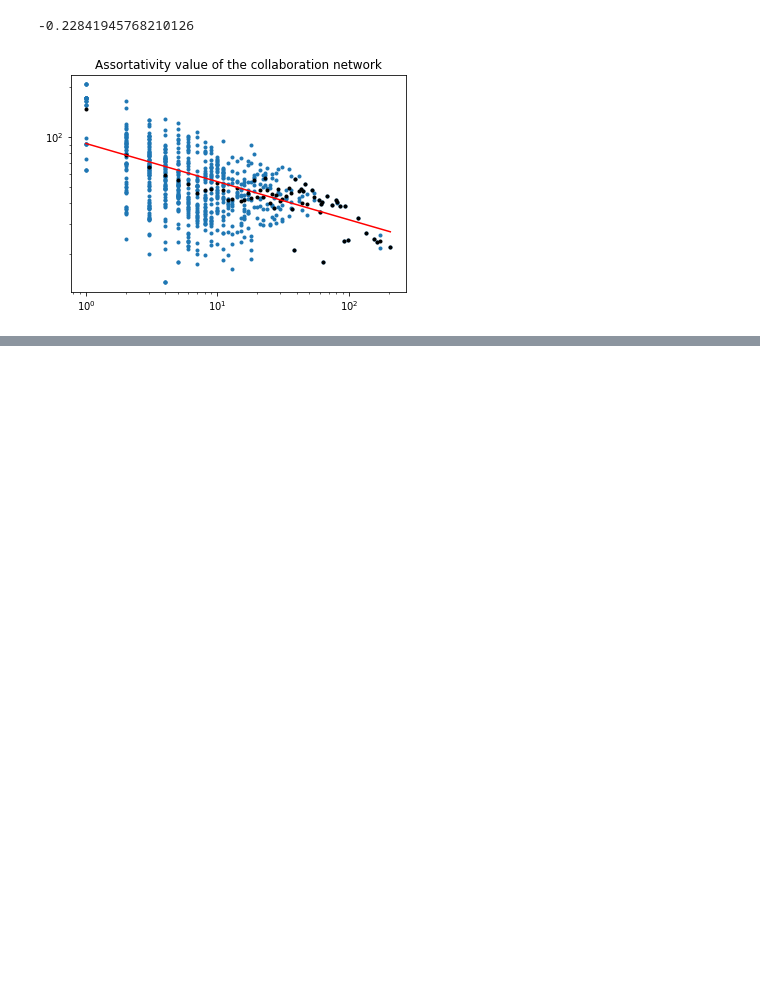
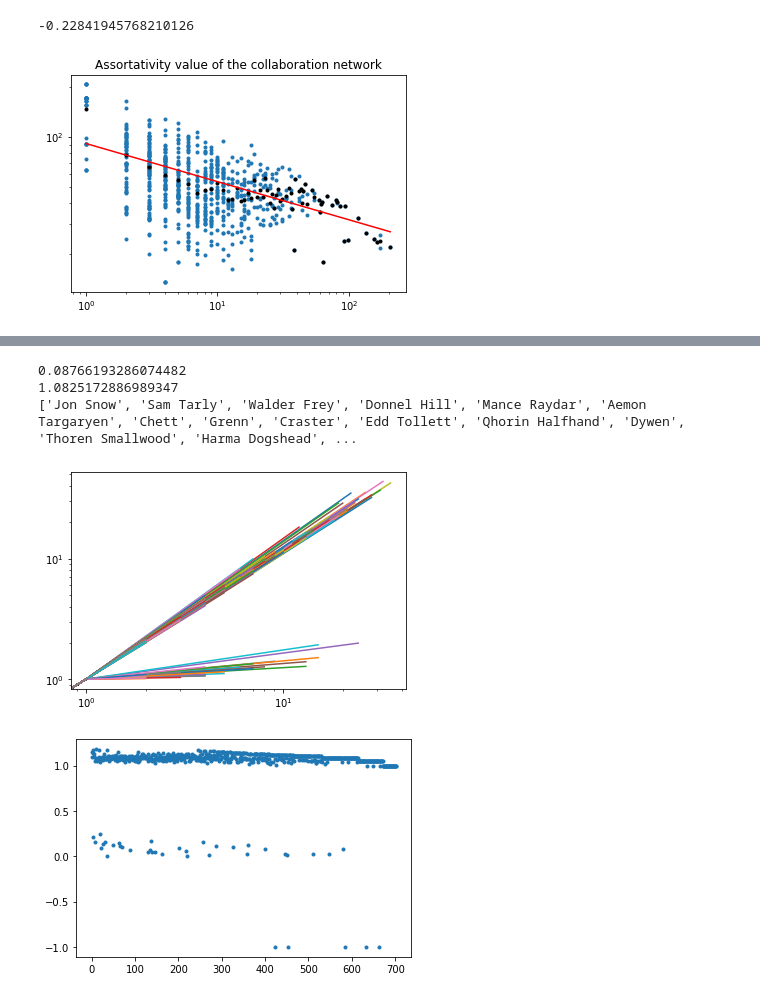
Before and after one commit to Dan8991/A-Storm-of-Nodes, a Jupyter notebook: got_network.ipynb, the cells around one changed output, grey strips where cells are left out. Drawn from its saved outputs; the diff is of its cells as text; code cells hidden in the pictures; blank space fills up the shorter version.

```diff
--- a/got_network.ipynb
+++ b/got_network.ipynb
@@ -189,3 +206,30 @@ plt.legend(["Tyrion"])
+# %%
+sorted_indexes = np.argsort(degrees)
+sorted_indexes = sorted_indexes[::-1]
+epsilon = 1e-6
+coeffs = []
+m = 703
+for i in range(m):
+    character = parse_distribution(temporal_distributions[:, sorted_indexes[i], 0])
+    x = np.arange(len(character))
+    if len(x) > 1:
+        p = sp.polyfit(np.log(x + epsilon), np.log(character + epsilon), 1)
+        coeffs.append(p[0])
+        plt.loglog(x, x ** p[0])
+    else: coeffs.append(-1)
+plt.figure()
+plt.plot(coeffs,marker = '.', linestyle = "None")
+coeffs = np.array(coeffs)
+min_id = sorted_indexes[(coeffs > 0) & (coeffs < 1)]
+print(np.mean(coeffs[(coeffs > 0) & (coeffs < 0.5)]))
+print(np.mean(coeffs[coeffs > 0.5]))
+print([characters_id[ind] for ind in min_id])
+# %% [output]
+0.08766193286074482
+1.0825172886989347
+['Jon Snow', 'Sam Tarly', 'Walder Frey', 'Donnel Hill', 'Mance Raydar', 'Aemon Targaryen', 'Chett', 'Grenn', 'Craster', 'Edd Tollett', 'Qhorin Halfhand', 'Dywen', 'Thoren Smallwood', 'Harma Dogshead', ...
+[figure, added]
+[figure, added]
 # %%
 fitnesses = np.zeros(temporal_distributions.shape[1])
 for i in range(temporal_distributions.shape[1]):
```
Also changed, not shown: parts of 12 cells of this notebook.
